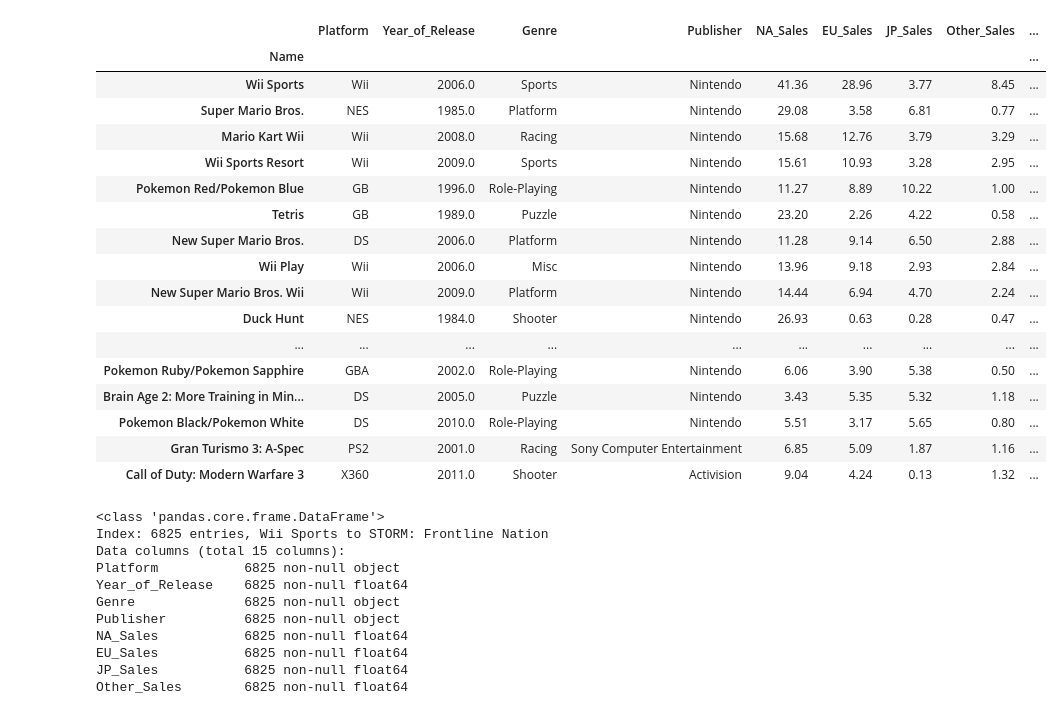
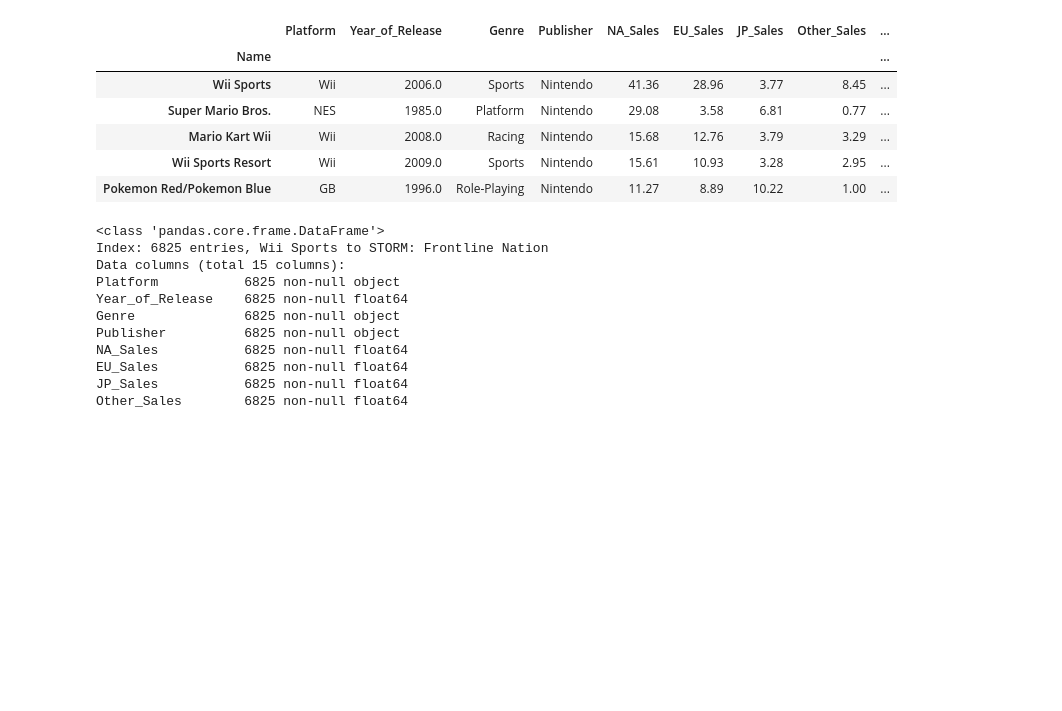
Before and after one commit to SportsReiter12/Data-Science, a Jupyter notebook: Video Game Capstone Project/Data Wrangling/Video Game Capstone Project Data Wrangling.ipynb, the cells around one changed output. Saved outputs shown, nothing was run; the diff lists cells and outputs as text; code cells hidden in the pictures; blank space fills up the shorter version.

```diff
--- a/Video Game Capstone Project/Data Wrangling/Video Game Capstone Project Data Wrangling.ipynb
+++ b/Video Game Capstone Project/Data Wrangling/Video Game Capstone Project Data Wrangling.ipynb
@@ -11,27 +12,16 @@ from collections import Counter
 # %%
 # Uploading Dataset and inspecting its contents
 df = pd.DataFrame()
 df = pd.read_csv('/Users/dwreiter/Desktop/Work/Springboard/Video Game Capstone Project/Data Wrangling/Video_Games_Sales_as_at_22_Dec_2016.csv', index_col=0)
-df.head(30)
+df.head()
 # %% [output]
 |  | Platform | Year_of_Release | Genre | Publisher | NA_Sales | EU_Sales | JP_Sales | Other_Sales | ... |
 | Name |  |  |  |  |  |  |  |  | ... |
 | Wii Sports | Wii | 2006.0 | Sports | Nintendo | 41.36 | 28.96 | 3.77 | 8.45 | ... |
 | Super Mario Bros. | NES | 1985.0 | Platform | Nintendo | 29.08 | 3.58 | 6.81 | 0.77 | ... |
 | Mario Kart Wii | Wii | 2008.0 | Racing | Nintendo | 15.68 | 12.76 | 3.79 | 3.29 | ... |
 | Wii Sports Resort | Wii | 2009.0 | Sports | Nintendo | 15.61 | 10.93 | 3.28 | 2.95 | ... |
 | Pokemon Red/Pokemon Blue | GB | 1996.0 | Role-Playing | Nintendo | 11.27 | 8.89 | 10.22 | 1.00 | ... |
-| Tetris | GB | 1989.0 | Puzzle | Nintendo | 23.20 | 2.26 | 4.22 | 0.58 | ... |
-| New Super Mario Bros. | DS | 2006.0 | Platform | Nintendo | 11.28 | 9.14 | 6.50 | 2.88 | ... |
-| Wii Play | Wii | 2006.0 | Misc | Nintendo | 13.96 | 9.18 | 2.93 | 2.84 | ... |
-| New Super Mario Bros. Wii | Wii | 2009.0 | Platform | Nintendo | 14.44 | 6.94 | 4.70 | 2.24 | ... |
-| Duck Hunt | NES | 1984.0 | Shooter | Nintendo | 26.93 | 0.63 | 0.28 | 0.47 | ... |
-| ... | ... | ... | ... | ... | ... | ... | ... | ... | ... |
-| Pokemon Ruby/Pokemon Sapphire | GBA | 2002.0 | Role-Playing | Nintendo | 6.06 | 3.90 | 5.38 | 0.50 | ... |
-| Brain Age 2: More Training in Min... | DS | 2005.0 | Puzzle | Nintendo | 3.43 | 5.35 | 5.32 | 1.18 | ... |
-| Pokemon Black/Pokemon White | DS | 2010.0 | Role-Playing | Nintendo | 5.51 | 3.17 | 5.65 | 0.80 | ... |
-| Gran Turismo 3: A-Spec | PS2 | 2001.0 | Racing | Sony Computer Entertainment | 6.85 | 5.09 | 1.87 | 1.16 | ... |
-| Call of Duty: Modern Warfare 3 | X360 | 2011.0 | Shooter | Activision | 9.04 | 4.24 | 0.13 | 1.32 | ... |
 # %%
 # Dropped all missing values
 df = df.dropna()
```
Also changed, not shown: parts of 8 cells of this notebook.
